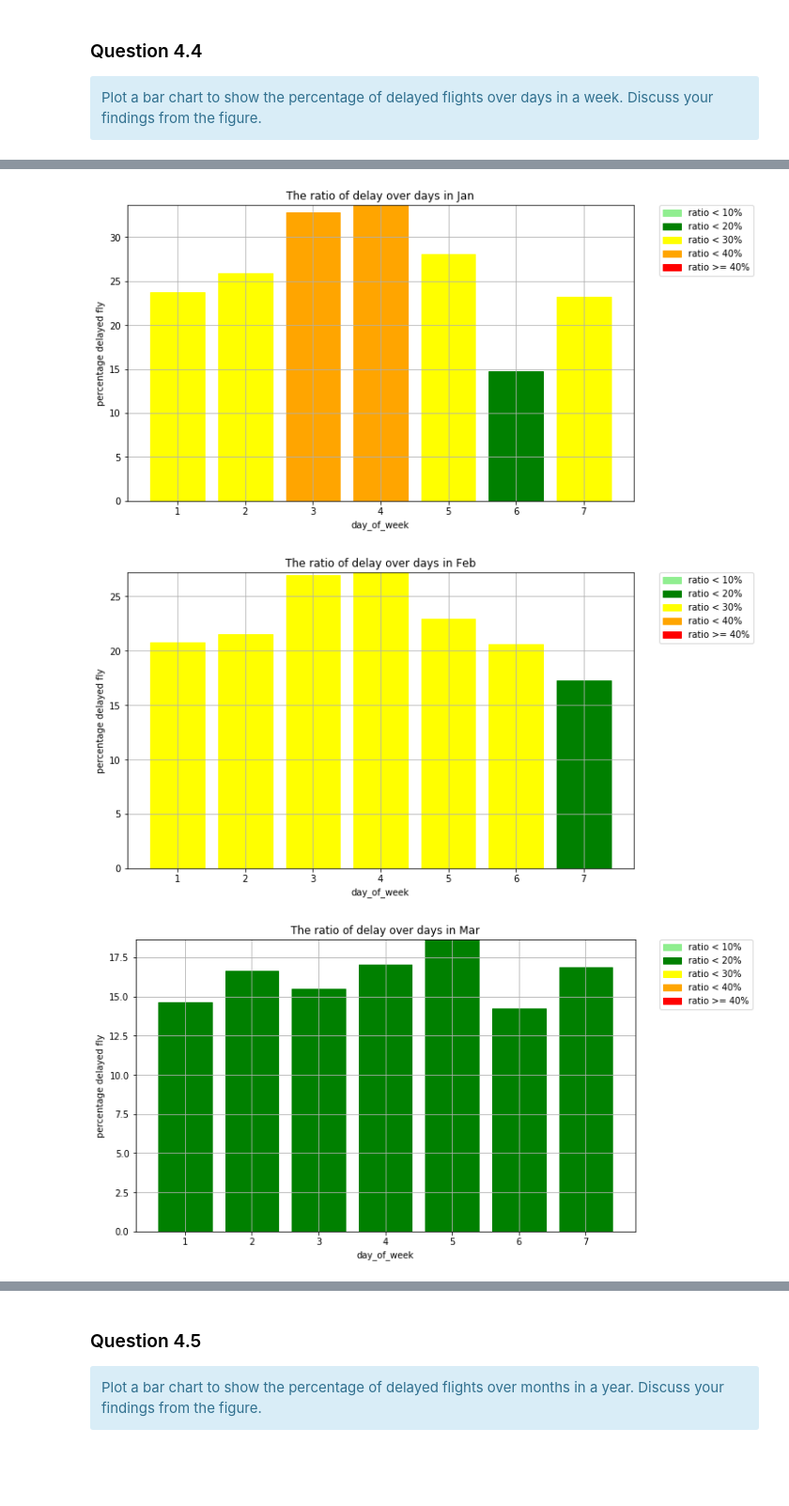
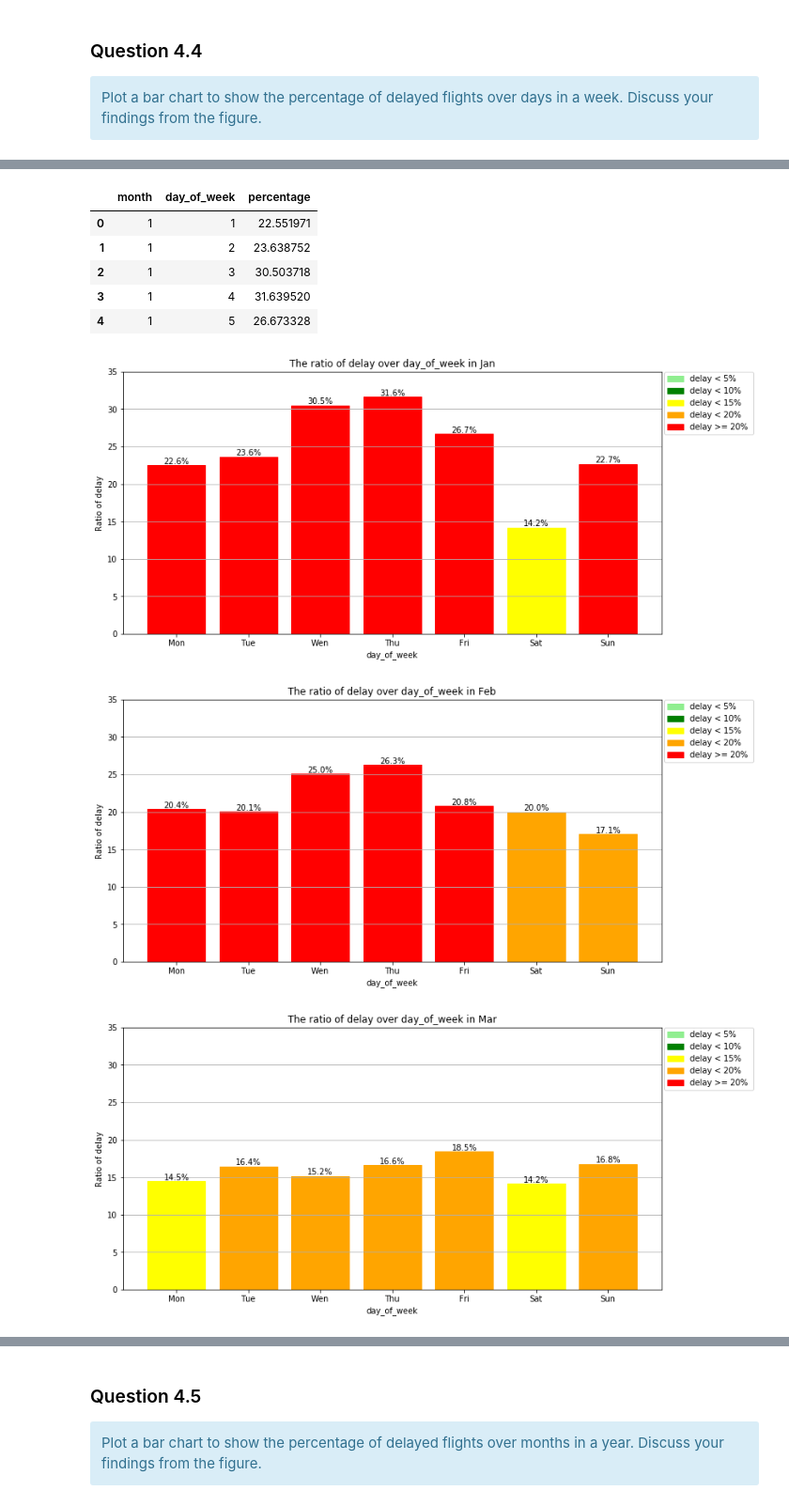
Before and after one commit to spapicchio/Distributed-System-And-Cloud-Computing, a Jupyter notebook: Labs/SPARSQL.ipynb, the cells around one changed output, grey strips where cells are left out. Shown at 94% size. Drawn from its saved outputs; the diff is of its cells as text; code cells hidden in the pictures; blank space fills up the shorter version.

```diff
--- a/Labs/SPARSQL.ipynb
+++ b/Labs/SPARSQL.ipynb
@@ -1311,7 +1678,6 @@ def plot_day_over_month(pdf, title, x_title):
 # %%
-month= ['Jan', 'Feb', 'Mar', 'Apr', 'May', 'Jun', 'Jul','Aug', 'Sep', 'Oct', 'Nov', 'Dec']
 for i in range(1,13):
-    pdf = pdf_month_day_percent[pdf_month_day_percent[0] == i][[1,2]]
+    pdf = pdf_mont_percnt[pdf_mont_percnt.month == i][['day_of_month','percentage']]
 
     plot_day_over_month(pdf, month[i-1], 'day_of_month')
 # %% [output]
@@ -1375,0 +1711,8 @@ pdf_month_week_percent.head()
+# %%
+df_delay_over_week = (
+                         df_hour_delay
+                                      .groupby('day_of_week').agg( (100 * func.sum('is_delay') / func.count('*') ).alias('percentage') )
+                                      .orderBy('day_of_week', ascending=1)
+                        )
+
+df_delay_over_week.show(5)
@@ -1375,0 +1828,8 @@ pdf_month_week_percent.head()
+# %%
+df_delay_week_month = (
+                         df_hour_delay
+                                      .groupby('month', 'day_of_week').agg( (100 * func.sum('is_delay') / func.count('*') ).alias('percentage') )
+                                      .orderBy('month', 'day_of_week', ascending=1)
+                        )
+
+df_delay_week_month.show(5)
@@ -1376,10 +1847,20 @@ pdf_month_week_percent.head()
+# %%
+pdf_week_percnt = df_delay_week_month.toPandas()
+
+pdf_week_percnt.head(5)
+# %% [output]
+|  | month | day_of_week | percentage |
+| 0 | 1 | 1 | 22.551971 |
+| 1 | 1 | 2 | 23.638752 |
+| 2 | 1 | 3 | 30.503718 |
+| 3 | 1 | 4 | 31.639520 |
+| 4 | 1 | 5 | 26.673328 |
 # %%
-month= ['Jan', 'Feb', 'Mar', 'Apr', 'May', 'Jun', 'Jul','Aug', 'Sep', 'Oct', 'Nov', 'Dec']
 for i in range(1,13):
-    pdf = pdf_month_week_percent[pdf_month_week_percent[0] == i][[1,2]]
+    pdf = pdf_week_percnt[pdf_week_percnt.month == i][['day_of_week','percentage']]
 
-    plot_day_over_month(pdf, month[i-1], 'day_of_week')
+    plot_day_over_week(pdf, month[i-1], 'day_of_week')
 # %% [output]
-[figure, old version]
+[figure, new version]
-[figure, old version]
+[figure, new version]
-[figure, old version]
+[figure, new version]
```
Also changed, not shown: parts of 120 cells of this notebook.
